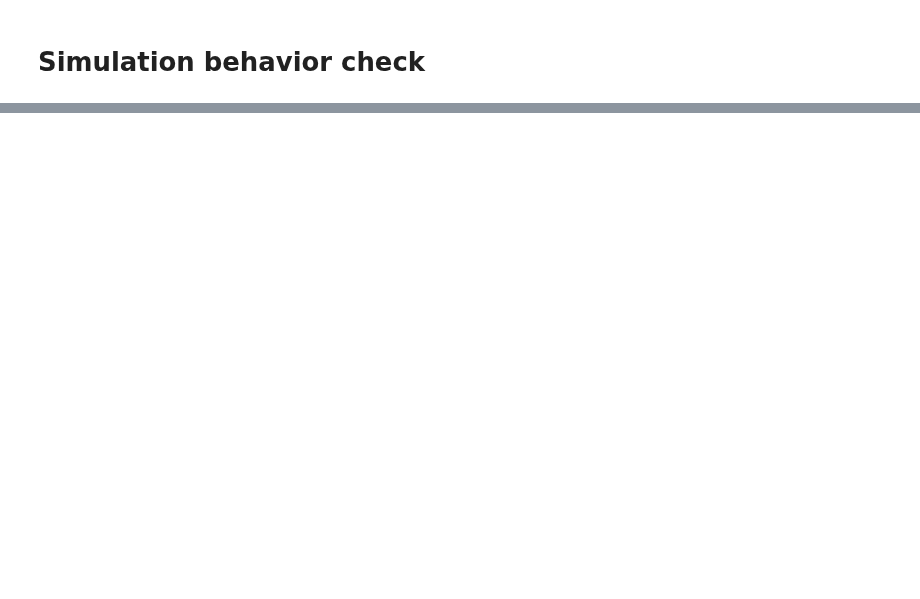
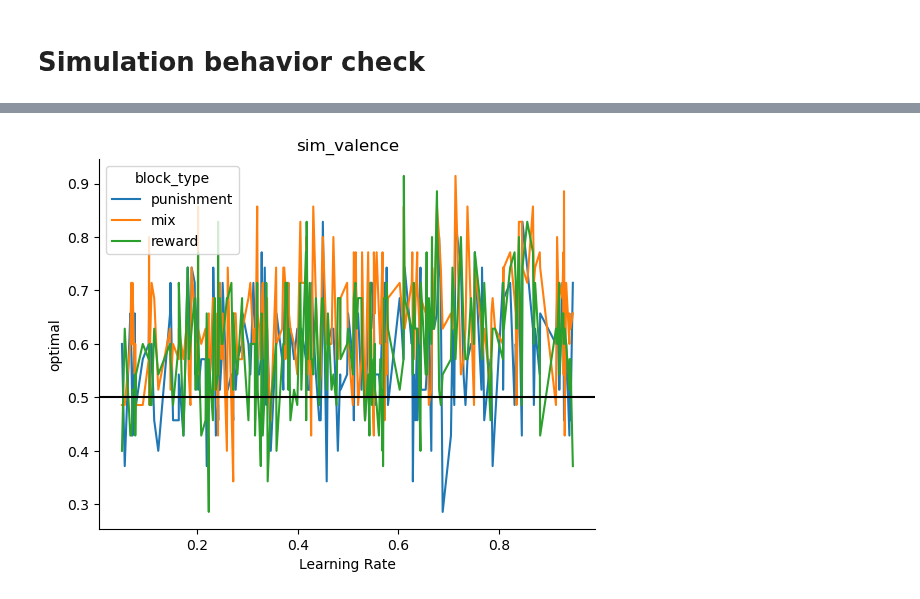
Before and after one commit to shawnrhoads/pyEM, a Jupyter notebook: examples/RW_simulation.ipynb, the cells around one changed output, grey strips where cells are left out. Saved outputs shown, nothing was run; the diff lists cells and outputs as text; code cells hidden in the pictures; blank space fills up the shorter version.

```diff
--- a/examples/RW_simulation.ipynb
+++ b/examples/RW_simulation.ipynb
@@ -94,0 +114,13 @@ plot_optimal(sim_outcome)
+# %%
+# visualize optimal choice as a function of learning rate
+def plot_optimal_lr(sim_df, param):
+    sim_sub_level = sim_df.groupby(['subject', 'block_type', param])['optimal'].mean().reset_index()
+    sns.lineplot(data=sim_sub_level, x=param, y='optimal', hue='block_type', errorbar=('se',1))
+    plt.axhline(0.5, color='black', linestyle='-')
+    plt.xlabel('Learning Rate')
+    plt.title(sim_df['model'][0])
+    sns.despine()
+# %%
+plot_optimal_lr(sim_valence, 'alpha_pos')
+# %% [output]
+[figure, added]
```
Also changed, not shown: parts of 5 cells of this notebook, 6 other files.
